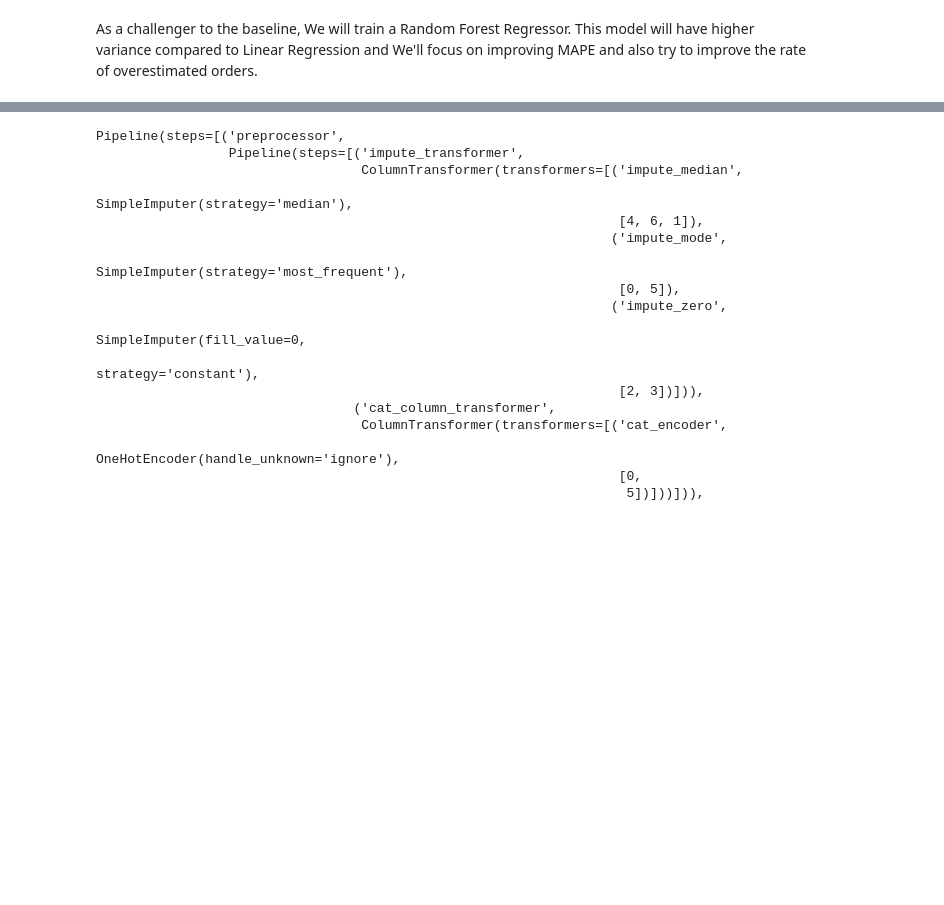
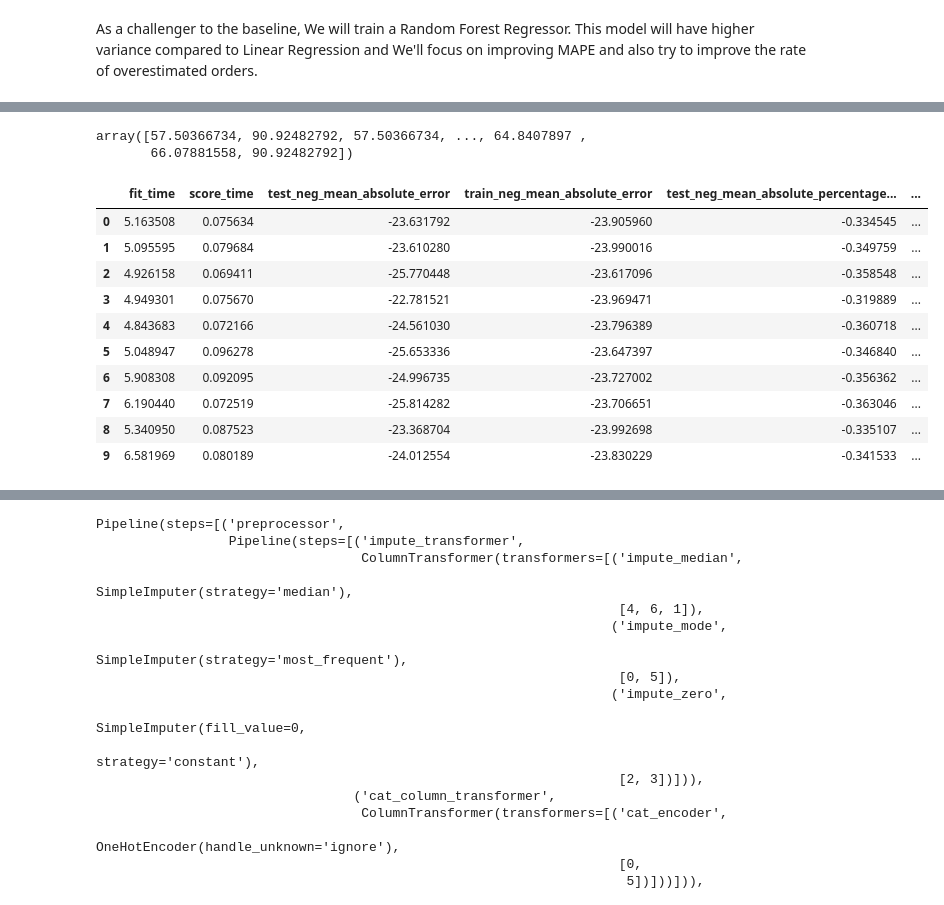
Before and after one commit to brunocvs7/time2delivery, a Jupyter notebook: notebooks/4_modeling.ipynb, the cells around one changed output, grey strips where cells are left out. Drawn from its saved outputs; the diff is of its cells as text; code cells hidden in the pictures; blank space fills up the shorter version.

```diff
--- a/notebooks/4_modeling.ipynb
+++ b/notebooks/4_modeling.ipynb
@@ -210,6 +224,26 @@ df_rf_cv_metrics = pd.DataFrame(cross_validate(model_rf,
                                         y_train,
                                         scoring=['neg_mean_absolute_error', 'neg_mean_absolute_percentage_error'],
                                         return_train_score=True, cv=10))
+# %%
+model_rf.fit(X_train, y_train)
+model_rf.predict(X_train)
+# %% [output]
+array([57.50366734, 90.92482792, 57.50366734, ..., 64.8407897 ,
+       66.07881558, 90.92482792])
+# %%
+df_rf_cv_metrics
+# %% [output]
+|  | fit_time | score_time | test_neg_mean_absolute_error | train_neg_mean_absolute_error | test_neg_mean_absolute_percentage... | ... |
+| 0 | 5.163508 | 0.075634 | -23.631792 | -23.905960 | -0.334545 | ... |
+| 1 | 5.095595 | 0.079684 | -23.610280 | -23.990016 | -0.349759 | ... |
+| 2 | 4.926158 | 0.069411 | -25.770448 | -23.617096 | -0.358548 | ... |
+| 3 | 4.949301 | 0.075670 | -22.781521 | -23.969471 | -0.319889 | ... |
+| 4 | 4.843683 | 0.072166 | -24.561030 | -23.796389 | -0.360718 | ... |
+| 5 | 5.048947 | 0.096278 | -25.653336 | -23.647397 | -0.346840 | ... |
+| 6 | 5.908308 | 0.092095 | -24.996735 | -23.727002 | -0.356362 | ... |
+| 7 | 6.190440 | 0.072519 | -25.814282 | -23.706651 | -0.363046 | ... |
+| 8 | 5.340950 | 0.087523 | -23.368704 | -23.992698 | -0.335107 | ... |
+| 9 | 6.581969 | 0.080189 | -24.012554 | -23.830229 | -0.341533 | ... |
 # %%
 print(f"Average MAPE - Cross Validation Test: {df_rf_cv_metrics['test_neg_mean_absolute_percentage_error'].mean()}")
 print(f"Standard Deviation of MAPE - Cross Validation Test: {df_rf_cv_metrics['test_neg_mean_absolute_percentage_error'].std()}")
```
Also changed, not shown: parts of 25 cells of this notebook.
